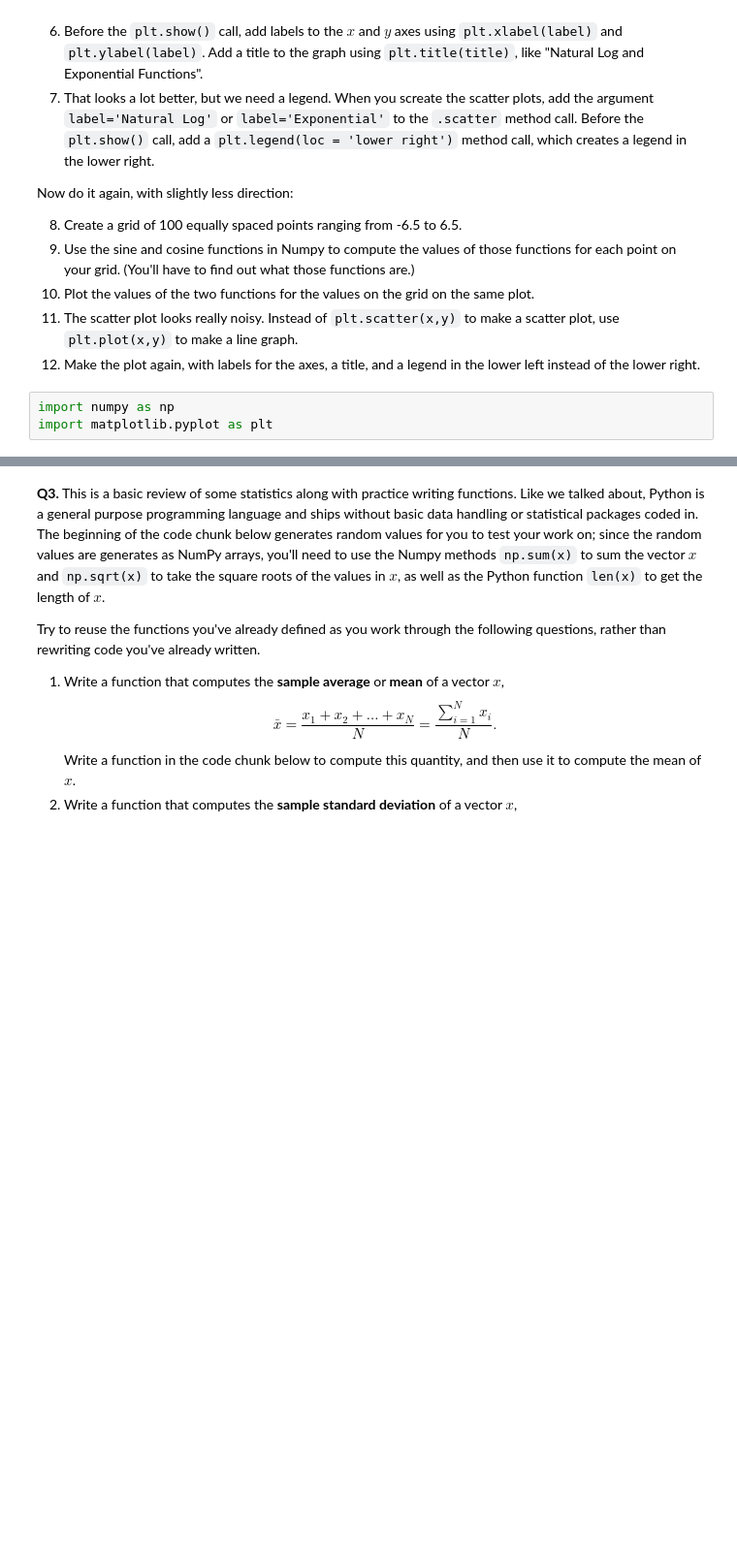
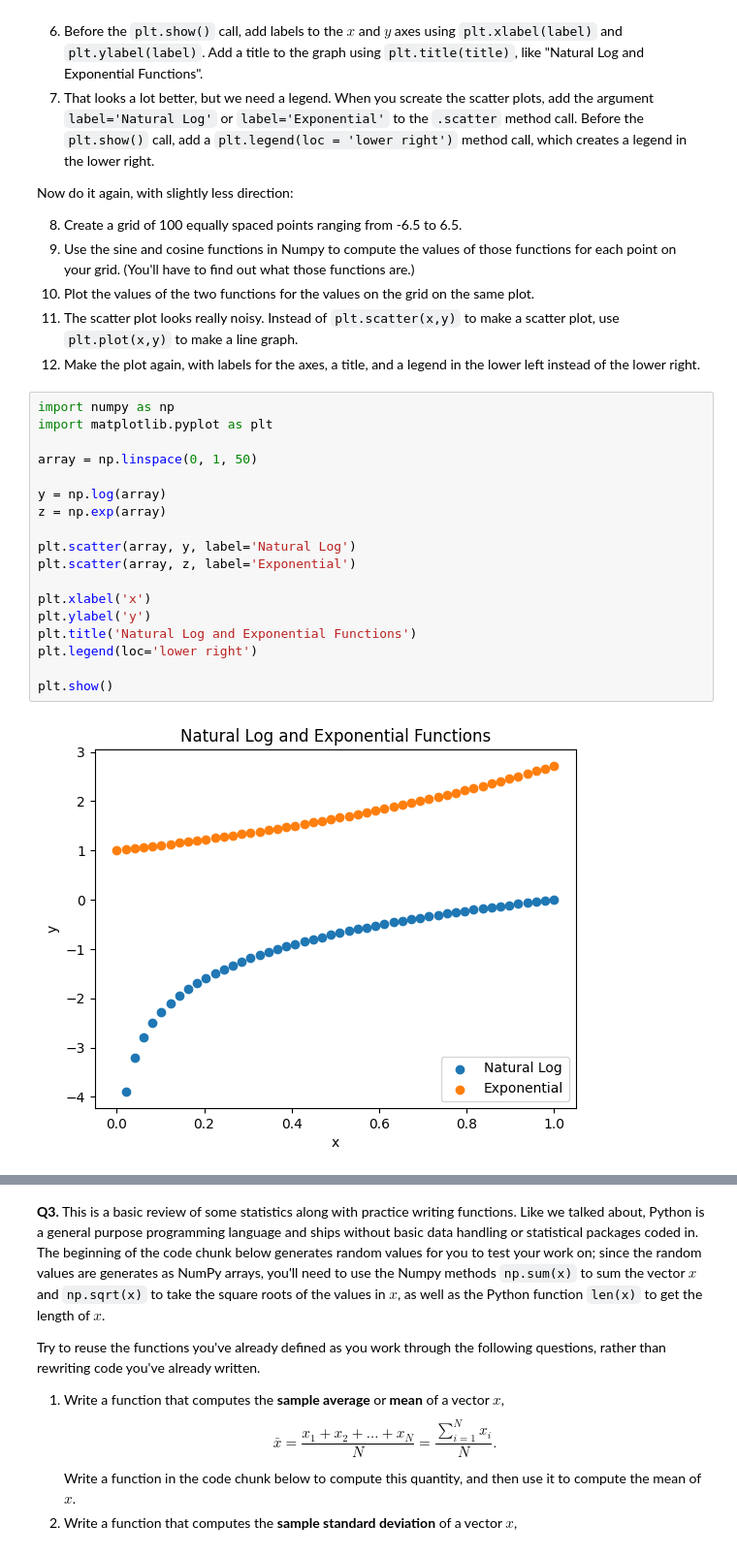
Before and after one commit to athena12341235/programming, a Jupyter notebook: assignment/assignment_programming.ipynb, the cells around one changed output, grey strips where cells are left out. Shown at 97% size. Cells and saved outputs as stored; diff of their text form; blank space fills up the shorter version.

```diff
--- a/assignment/assignment_programming.ipynb
+++ b/assignment/assignment_programming.ipynb
@@ -37,3 +37,20 @@ Now do it again, with slightly less direction:
 # %%
 import numpy as np
 import matplotlib.pyplot as plt
+
+array = np.linspace(0, 1, 50)
+
+y = np.log(array)
+z = np.exp(array)
+
+plt.scatter(array, y, label='Natural Log')
+plt.scatter(array, z, label='Exponential')
+
+plt.xlabel('x')
+plt.ylabel('y')
+plt.title('Natural Log and Exponential Functions')
+plt.legend(loc='lower right')
+
+plt.show()
+# %% [output]
+[figure, added]
```
Also changed, not shown: parts of 2 cells of this notebook.
